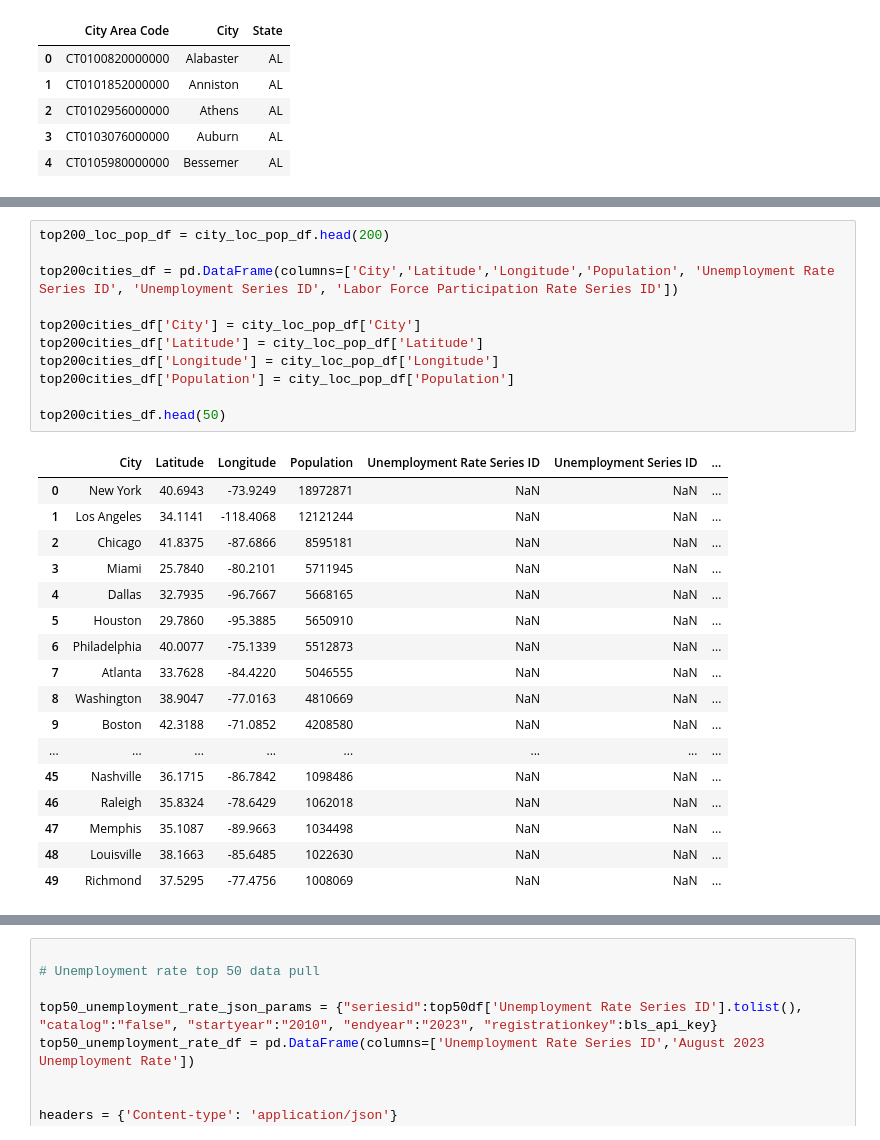
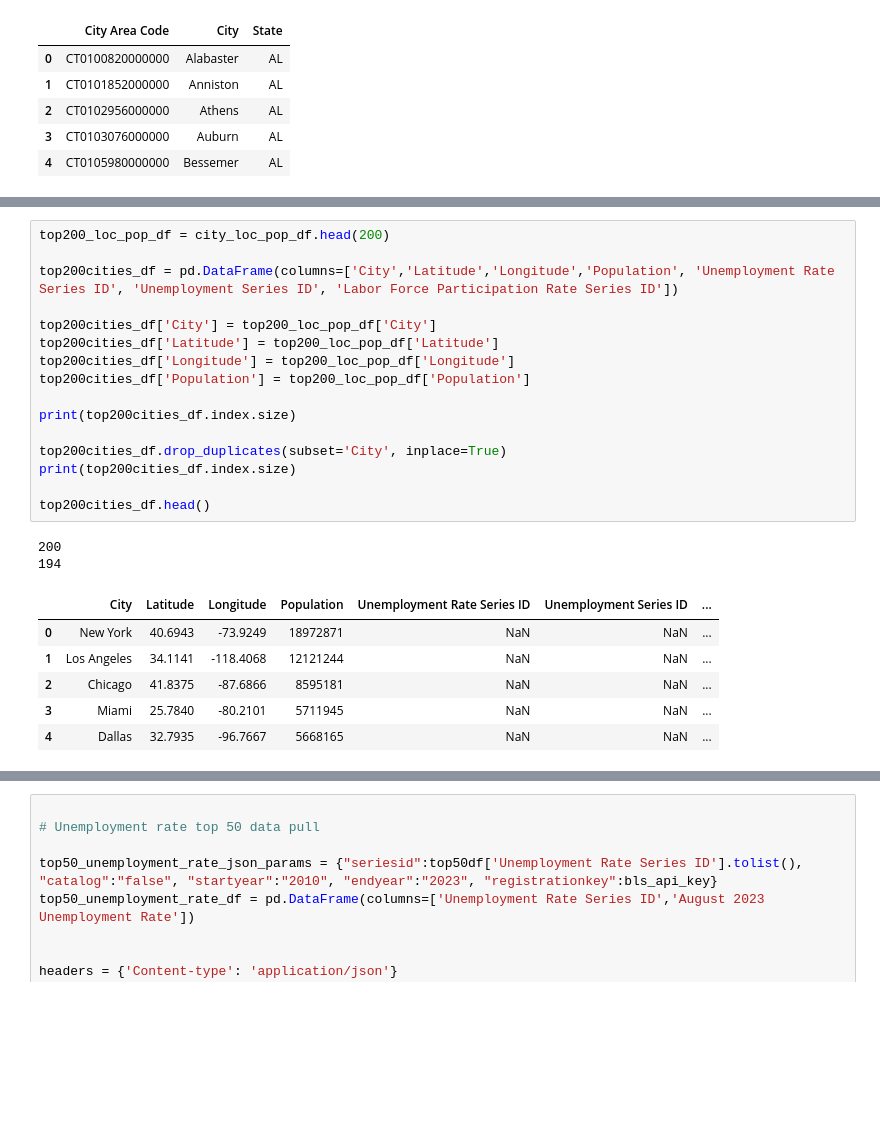
Before and after one commit to ryanmcr17/city-level-employment, a Jupyter notebook: cityDataETL/cityDataETL.ipynb, the cells around one changed output, grey strips where cells are left out. Drawn from its saved outputs; the diff is of its cells as text; blank space fills up the shorter version.

```diff
--- a/cityDataETL/cityDataETL.ipynb
+++ b/cityDataETL/cityDataETL.ipynb
@@ -415,31 +257,27 @@ newer_row = ['F', 'CN400990
 # %%
 top200_loc_pop_df = city_loc_pop_df.head(200)
 
 top200cities_df = pd.DataFrame(columns=['City','Latitude','Longitude','Population', 'Unemployment Rate Series ID', 'Unemployment Series ID', 'Labor Force Participation Rate Series ID'])
 
-top200cities_df['City'] = city_loc_pop_df['City']
-top200cities_df['Latitude'] = city_loc_pop_df['Latitude']
-top200cities_df['Longitude'] = city_loc_pop_df['Longitude']
-top200cities_df['Population'] = city_loc_pop_df['Population']
+top200cities_df['City'] = top200_loc_pop_df['City']
+top200cities_df['Latitude'] = top200_loc_pop_df['Latitude']
+top200cities_df['Longitude'] = top200_loc_pop_df['Longitude']
+top200cities_df['Population'] = top200_loc_pop_df['Population']
 
-top200cities_df.head(50)
+print(top200cities_df.index.size)
+
+top200cities_df.drop_duplicates(subset='City', inplace=True)
+print(top200cities_df.index.size)
+
+top200cities_df.head()
 # %% [output]
+200
+194
 |  | City | Latitude | Longitude | Population | Unemployment Rate Series ID | Unemployment Series ID | ... |
 | 0 | New York | 40.6943 | -73.9249 | 18972871 | NaN | NaN | ... |
 | 1 | Los Angeles | 34.1141 | -118.4068 | 12121244 | NaN | NaN | ... |
 | 2 | Chicago | 41.8375 | -87.6866 | 8595181 | NaN | NaN | ... |
 | 3 | Miami | 25.7840 | -80.2101 | 5711945 | NaN | NaN | ... |
 | 4 | Dallas | 32.7935 | -96.7667 | 5668165 | NaN | NaN | ... |
-| 5 | Houston | 29.7860 | -95.3885 | 5650910 | NaN | NaN | ... |
-| 6 | Philadelphia | 40.0077 | -75.1339 | 5512873 | NaN | NaN | ... |
-| 7 | Atlanta | 33.7628 | -84.4220 | 5046555 | NaN | NaN | ... |
-| 8 | Washington | 38.9047 | -77.0163 | 4810669 | NaN | NaN | ... |
-| 9 | Boston | 42.3188 | -71.0852 | 4208580 | NaN | NaN | ... |
-| ... | ... | ... | ... | ... | ... | ... | ... |
-| 45 | Nashville | 36.1715 | -86.7842 | 1098486 | NaN | NaN | ... |
-| 46 | Raleigh | 35.8324 | -78.6429 | 1062018 | NaN | NaN | ... |
-| 47 | Memphis | 35.1087 | -89.9663 | 1034498 | NaN | NaN | ... |
-| 48 | Louisville | 38.1663 | -85.6485 | 1022630 | NaN | NaN | ... |
-| 49 | Richmond | 37.5295 | -77.4756 | 1008069 | NaN | NaN | ... |
 # %%
 
```
Also changed, not shown: parts of 13 cells of this notebook, 1 other file.
